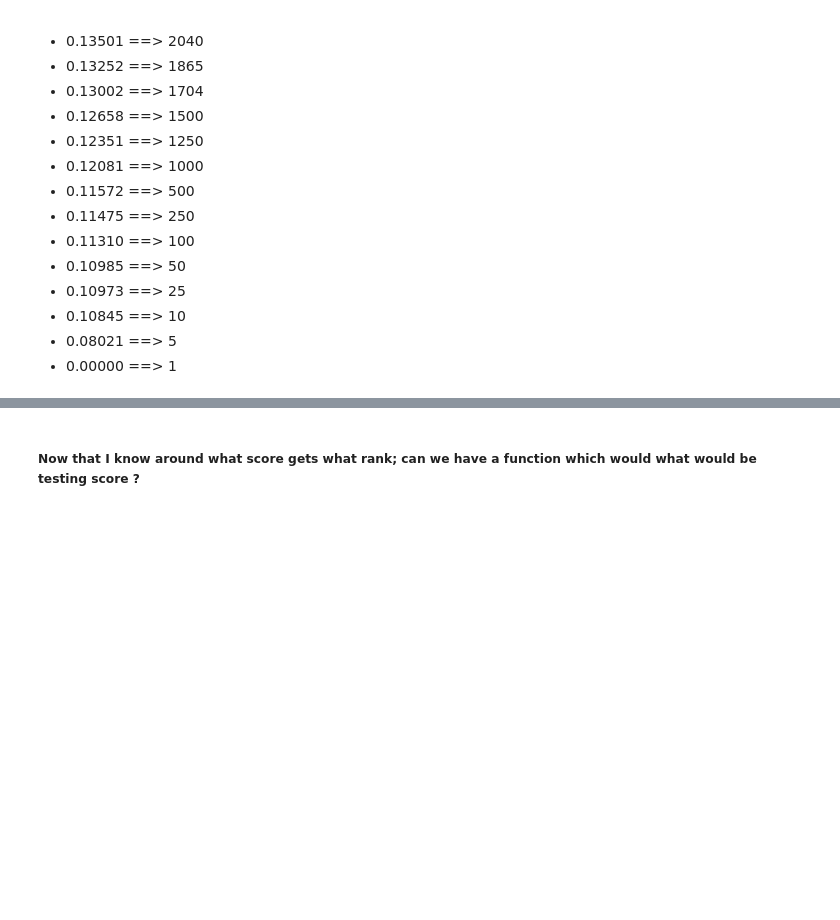
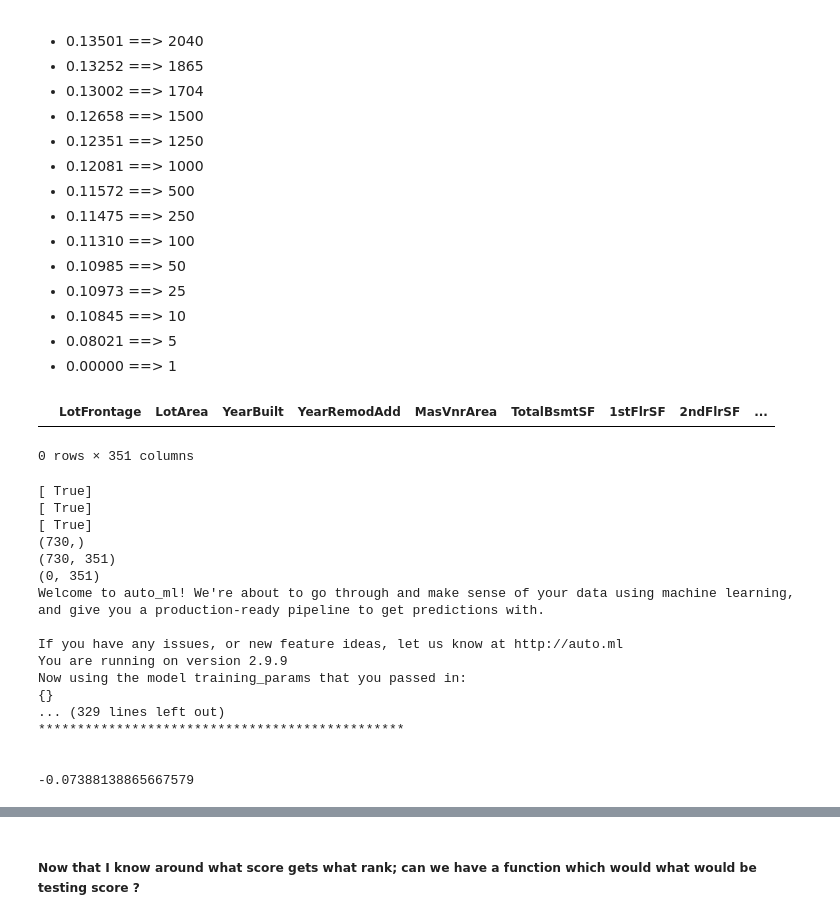
Before and after one commit to PadmarajBhat/Kaggle-Dataset-Exploration, a Jupyter notebook: House Prices- Advanced Regression Techniques/ML/Kaggle kernel.ipynb, the cells around one changed output, grey strips where cells are left out. Saved outputs shown, nothing was run; the diff lists cells and outputs as text; code cells hidden in the pictures; blank space fills up the shorter version.

```diff
--- a/House Prices- Advanced Regression Techniques/ML/Kaggle kernel.ipynb
+++ b/House Prices- Advanced Regression Techniques/ML/Kaggle kernel.ipynb
@@ -365,3 +381,70 @@ df_test[['Id','SalePrice']].to_csv('submission.csv',index=False)
 * 0.10845 ==> 10
 * 0.08021 ==> 5
 * 0.00000 ==> 1
+# %%
+def checkAutoML():
+    from auto_ml import Predictor
+    df = preProcessData(giveMeWrangledData(df_concat,True))
+
+    df_columns = list(df.columns)
+    df_columns.remove('SalePrice')
+    #print(df_columns)
+    X, y = newBoxCoxTranformation(df,'SalePrice')
+    X = pd.DataFrame(X, columns = df_columns)
+    X['SalePrice'] = y
+
+
+    X_train, X_test, y_train, y_test = train_test_split(X,y, test_size=0.5, random_state=random.randint(1,500))
+
+    print(y_train.shape)
+    X_train = pd.DataFrame(X_train, columns = df_columns)
+    X_train['SalePrice'] = pd.Series(y_train)
+
+    print(X_train.shape)
+    print(X_train[X_train.SalePrice.isna()].shape)
+
+    #display.display(X_train.head())
+
+    X_test = pd.DataFrame(X_test, columns = df_columns)
+    X_test['SalePrice'] = y_test
+
+    column_descriptions = {
+    'SalePrice': 'output',
+
+    }
+
+    ml_predictor = Predictor(type_of_estimator='regressor', column_descriptions=column_descriptions)
+
+
+
+    ml_predictor.train(X)
+
+
+
+    print(ml_predictor.score(X_test, X_test['SalePrice']))
+
+    df, temp_x,temp_y = checkTheTestFile(ml_predictor,auto_ml=True)
+
+    return df
+
+df_test_output = checkAutoML()
+# %% [output]
+|  | LotFrontage | LotArea | YearBuilt | YearRemodAdd | MasVnrArea | TotalBsmtSF | 1stFlrSF | 2ndFlrSF | ... |
+0 rows × 351 columns
+[ True]
+[ True]
+[ True]
+(730,)
+(730, 351)
+(0, 351)
+Welcome to auto_ml! We're about to go through and make sense of your data using machine learning, and give you a production-ready pipeline to get predictions with.
+
+If you have any issues, or new feature ideas, let us know at http://auto.ml
+You are running on version 2.9.9
+Now using the model training_params that you passed in:
+{}
+... (329 lines left out)
+***********************************************
+
+
+-0.07388138865667579
```
Also changed, not shown: parts of 18 cells of this notebook.
